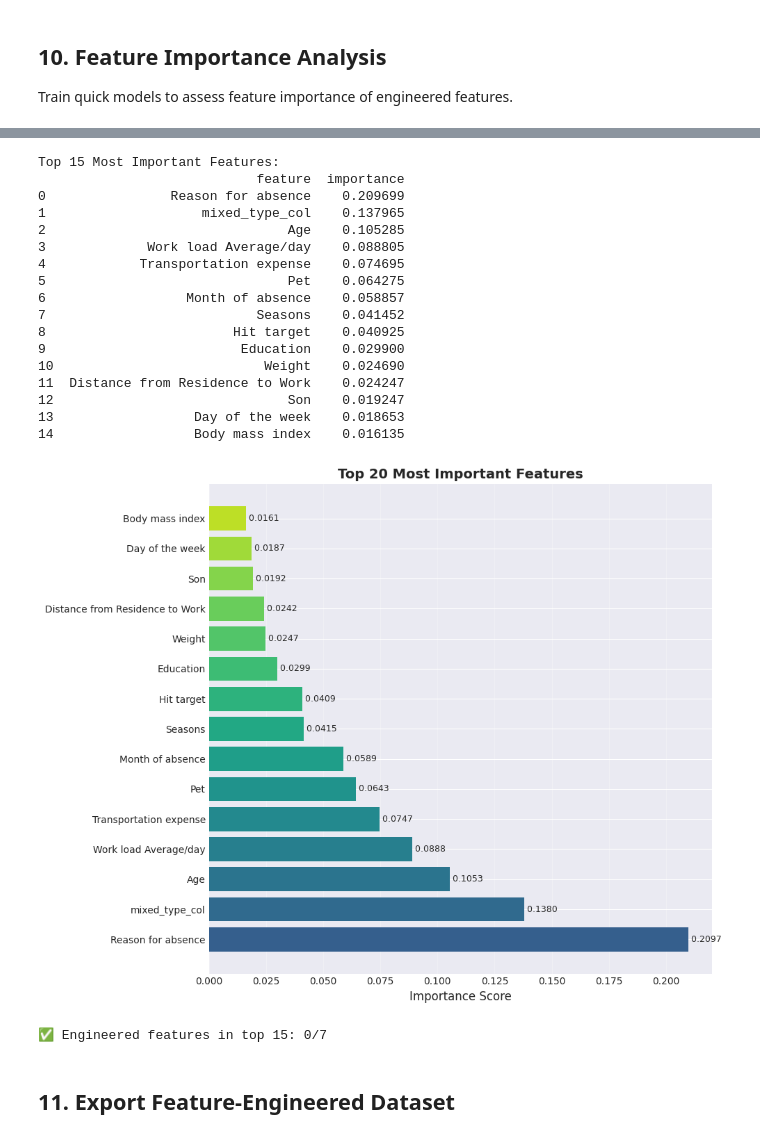
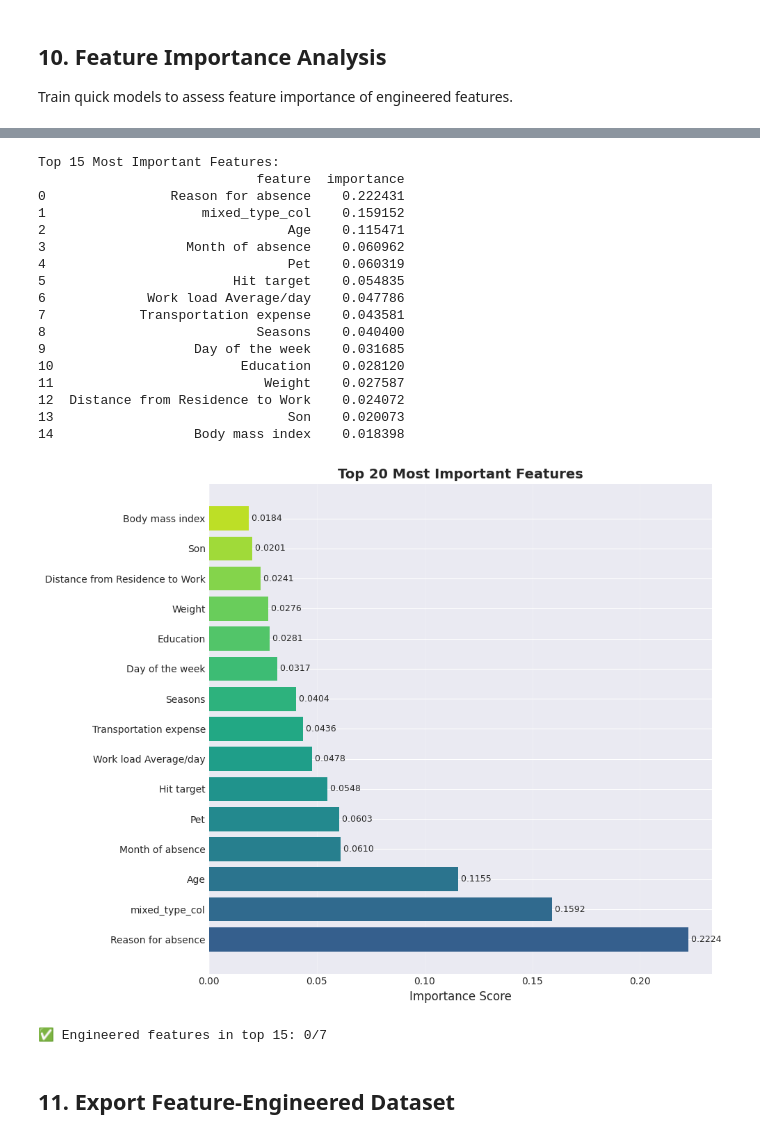
Before and after one commit to ingerobles92/MLOps62, a Jupyter notebook: notebooks/03-aa-feature-engineering.ipynb, the cells around one changed output, grey strips where cells are left out. Cells and saved outputs as stored; diff of their text form; code cells hidden in the pictures.

```diff
--- a/notebooks/03-aa-feature-engineering.ipynb
+++ b/notebooks/03-aa-feature-engineering.ipynb
@@ -630,12 +625,21 @@ Train quick models to assess feature importance of engineered features.
 # %%
 from sklearn.ensemble import RandomForestRegressor
 from sklearn.model_selection import train_test_split
+from sklearn.impute import SimpleImputer
 
 # === Train a simple RF on engineered data ===
 X, y = engine.prepare_for_modeling(df_engineered.copy(), scale_features=False)
 
+# --- NUEVO: imputar NaNs en X ---
+imputer = SimpleImputer(strategy="median")
+X_imputed = pd.DataFrame(
+    imputer.fit_transform(X),
+    columns=X.columns,
+    index=X.index,
+)
+
 X_train, X_test, y_train, y_test = train_test_split(
-    X, y, test_size=0.2, random_state=42
+    X_imputed, y, test_size=0.2, random_state=42
 )
 
 rf_model = RandomForestRegressor(
@@ -674,7 +678,6 @@ fig = plot_feature_importance(plot_df, top_n=20)
 plt.show()
 
 # 6) Highlight engineered features among the top-15
-#    Note: if OHE was applied, we check by prefix (startswith)
 engineered_feature_prefixes = [
     'Absence_Category', 'BMI_Category', 'Age_Group',
     'Distance_Category', 'Workload_Category', 'Season_Name', 'High_Risk'
@@ -710,21 +713,21 @@ if engineered_in_top_15:
 Top 15 Most Important Features:
                             feature  importance
-0                Reason for absence    0.209699
-1                    mixed_type_col    0.137965
-2                               Age    0.105285
-3             Work load Average/day    0.088805
-4            Transportation expense    0.074695
-5                               Pet    0.064275
-6                  Month of absence    0.058857
-7                           Seasons    0.041452
-8                        Hit target    0.040925
-9                         Education    0.029900
-10                           Weight    0.024690
-11  Distance from Residence to Work    0.024247
-12                              Son    0.019247
-13                  Day of the week    0.018653
-14                  Body mass index    0.016135
+0                Reason for absence    0.222431
+1                    mixed_type_col    0.159152
+2                               Age    0.115471
+3                  Month of absence    0.060962
+4                               Pet    0.060319
+5                        Hit target    0.054835
+6             Work load Average/day    0.047786
+7            Transportation expense    0.043581
+8                           Seasons    0.040400
+9                   Day of the week    0.031685
+10                        Education    0.028120
+11                           Weight    0.027587
+12  Distance from Residence to Work    0.024072
+13                              Son    0.020073
+14                  Body mass index    0.018398
-[figure, old version]
+[figure, new version]
 ✅ Engineered features in top 15: 0/7
 # %% [markdown]
 ## 11. Export Feature-Engineered Dataset
```
Also changed, not shown: parts of 11 cells of this notebook, 23 other files.
